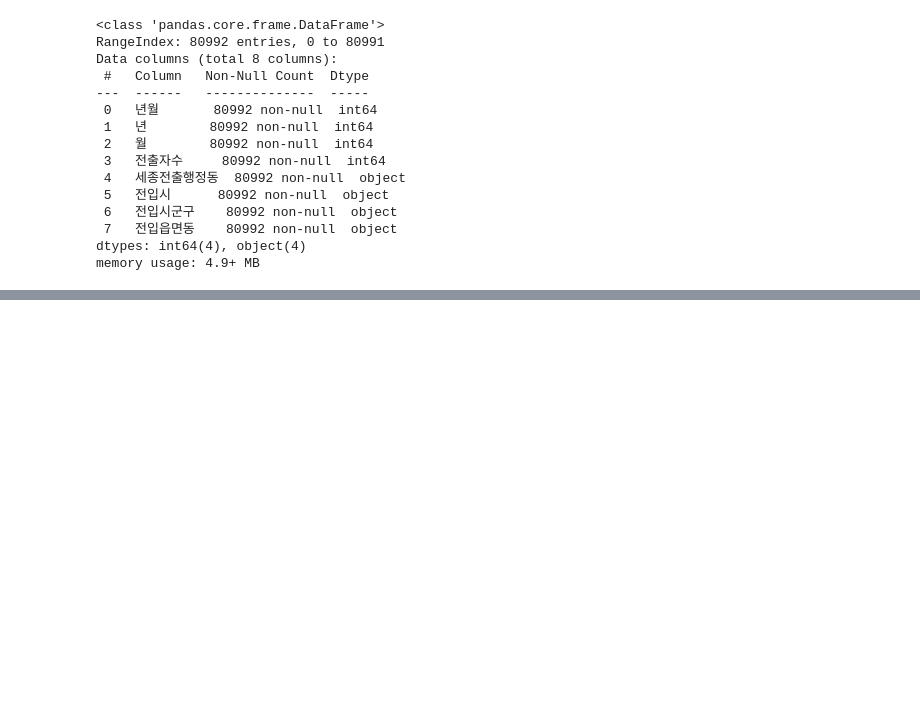
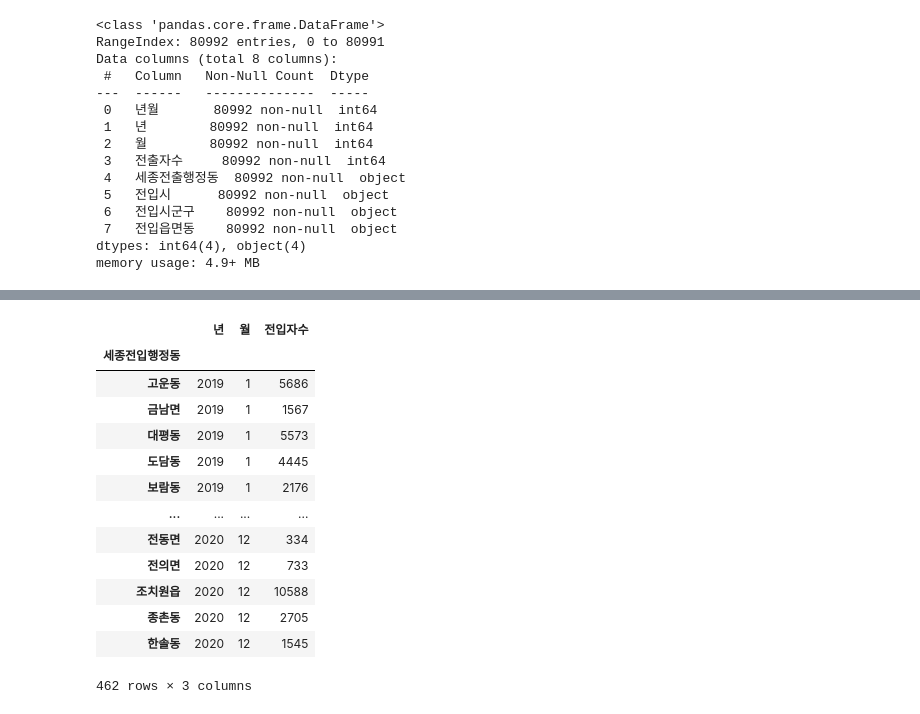
Before and after one commit to JiseonByeon96/PersonalProject, a Jupyter notebook: 세종시_2019_2020전입_전출인구_시각화.ipynb, the cells around one changed output, grey strips where cells are left out. Cells and saved outputs as stored; diff of their text form; code cells hidden in the pictures; blank space fills up the shorter version.

```diff
--- a/세종시_2019_2020전입_전출인구_시각화.ipynb
+++ b/세종시_2019_2020전입_전출인구_시각화.ipynb
@@ -238,0 +241,2 @@ memory usage: 4.9+ MB
+# %%
+in_data = pd.read_excel('/content/1920전입.xlsx')
@@ -238,0 +290,17 @@ memory usage: 4.9+ MB
+# %%
+in_data
+# %% [output]
+|  | 년 | 월 | 전입자수 |
+| 세종전입행정동 |  |  |  |
+| 고운동 | 2019 | 1 | 5686 |
+| 금남면 | 2019 | 1 | 1567 |
+| 대평동 | 2019 | 1 | 5573 |
+| 도담동 | 2019 | 1 | 4445 |
+| 보람동 | 2019 | 1 | 2176 |
+| ... | ... | ... | ... |
+| 전동면 | 2020 | 12 | 334 |
+| 전의면 | 2020 | 12 | 733 |
+| 조치원읍 | 2020 | 12 | 10588 |
+| 종촌동 | 2020 | 12 | 2705 |
+| 한솔동 | 2020 | 12 | 1545 |
+462 rows × 3 columns
```
Also changed, not shown: parts of 16 cells of this notebook.
